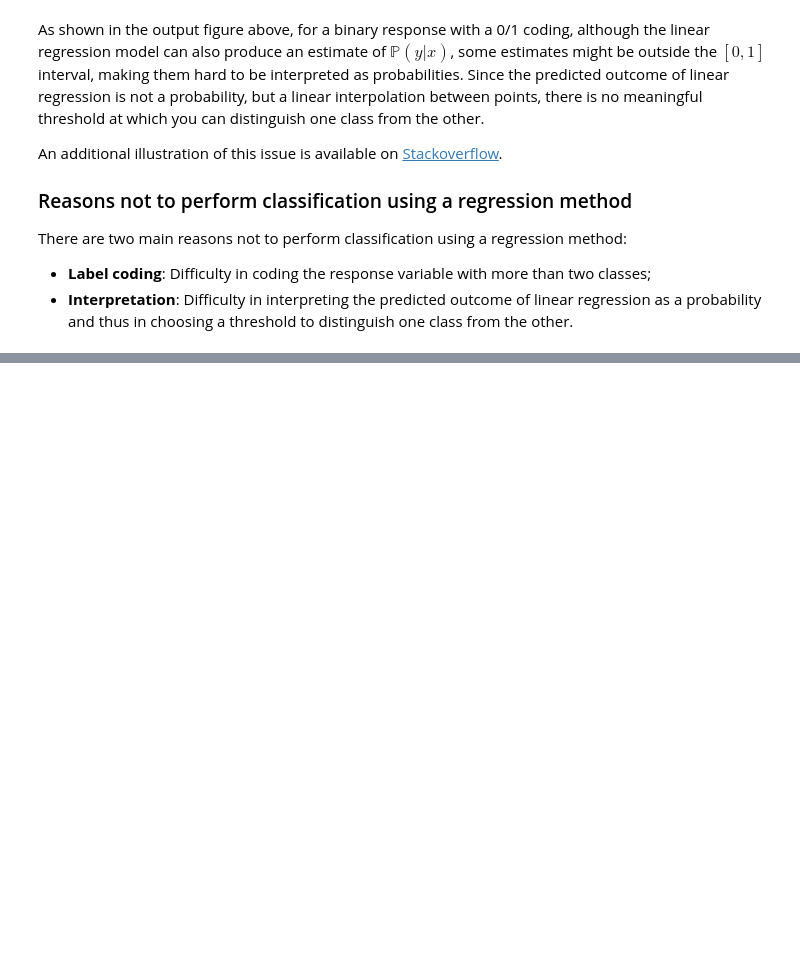
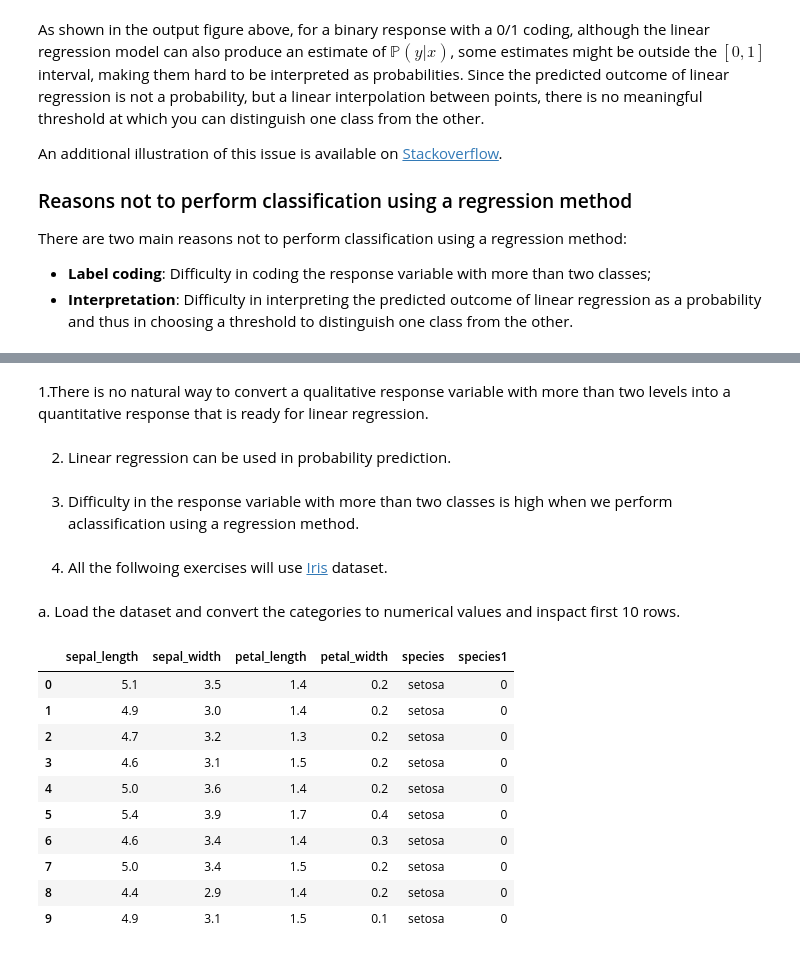
Before and after one commit to pykale/transparentML, a Jupyter notebook: content/03-logistic-reg/regress-to-classify.ipynb, the cells around one changed output, grey strips where cells are left out. Saved outputs shown, nothing was run; the diff lists cells and outputs as text; code cells hidden in the pictures; blank space fills up the shorter version.

Commit message:
Refine exercises

```diff
--- a/content/03-logistic-reg/regress-to-classify.ipynb
+++ b/content/03-logistic-reg/regress-to-classify.ipynb
@@ -187,0 +190,28 @@ There are two main reasons not to perform classification using a regression meth
+# %% [markdown]
+1.There is no natural way to convert a qualitative response variable with more than two levels into a quantitative response that is ready for linear regression.
+# %% [markdown]
+2. Linear regression can be used in probability prediction.
+# %% [markdown]
+3. Difficulty in the response variable with more than two classes is high when we perform aclassification using a regression method.
+# %% [markdown]
+4. All the follwoing exercises will use [Iris](https://github.com/pykale/transparentML/blob/main/data/Iris.csv) dataset.
+# %% [markdown]
+a. Load the dataset and convert the categories to numerical values and inspact first 10 rows.
+# %%
+import pandas as pd
+data_url = "https://github.com/pykale/transparentML/raw/main/data/Iris.csv"
+df = pd.read_csv(data_url)
+df["species1"] = df.species.factorize()[0]
+df.head(10)
+# %% [output]
+|  | sepal_length | sepal_width | petal_length | petal_width | species | species1 |
+| 0 | 5.1 | 3.5 | 1.4 | 0.2 | setosa | 0 |
+| 1 | 4.9 | 3.0 | 1.4 | 0.2 | setosa | 0 |
+| 2 | 4.7 | 3.2 | 1.3 | 0.2 | setosa | 0 |
+| 3 | 4.6 | 3.1 | 1.5 | 0.2 | setosa | 0 |
+| 4 | 5.0 | 3.6 | 1.4 | 0.2 | setosa | 0 |
+| 5 | 5.4 | 3.9 | 1.7 | 0.4 | setosa | 0 |
+| 6 | 4.6 | 3.4 | 1.4 | 0.3 | setosa | 0 |
+| 7 | 5.0 | 3.4 | 1.5 | 0.2 | setosa | 0 |
+| 8 | 4.4 | 2.9 | 1.4 | 0.2 | setosa | 0 |
+| 9 | 4.9 | 3.1 | 1.5 | 0.1 | setosa | 0 |
```
Also changed, not shown: parts of 5 cells of this notebook, 4 other files.
